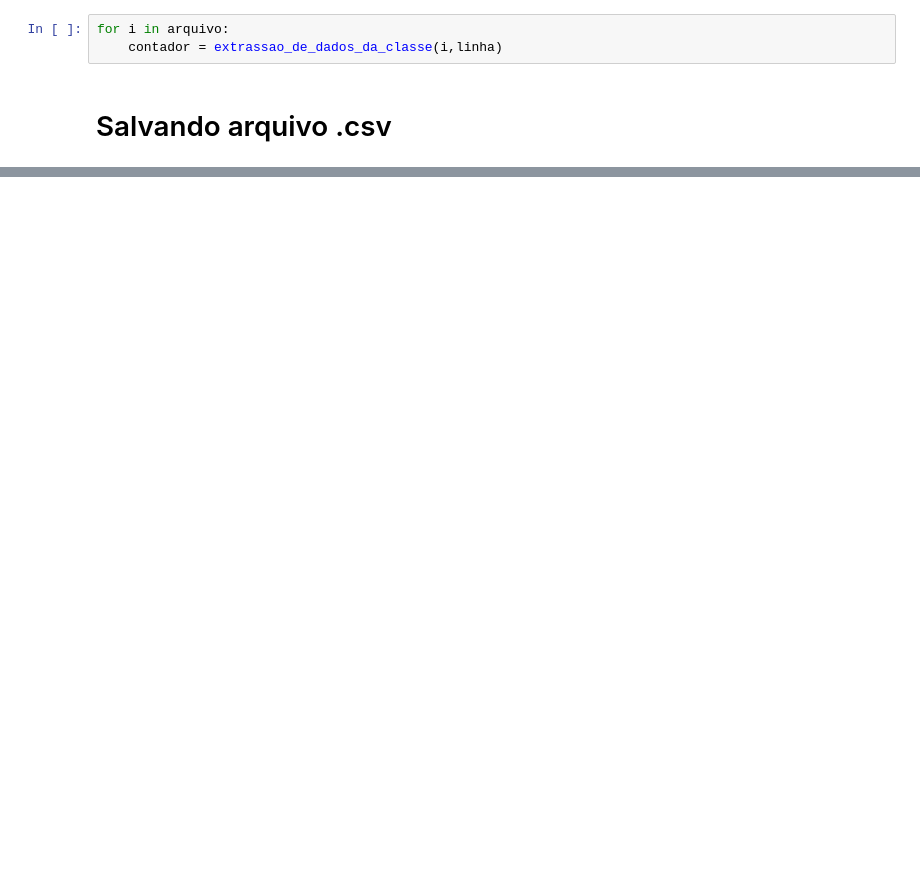
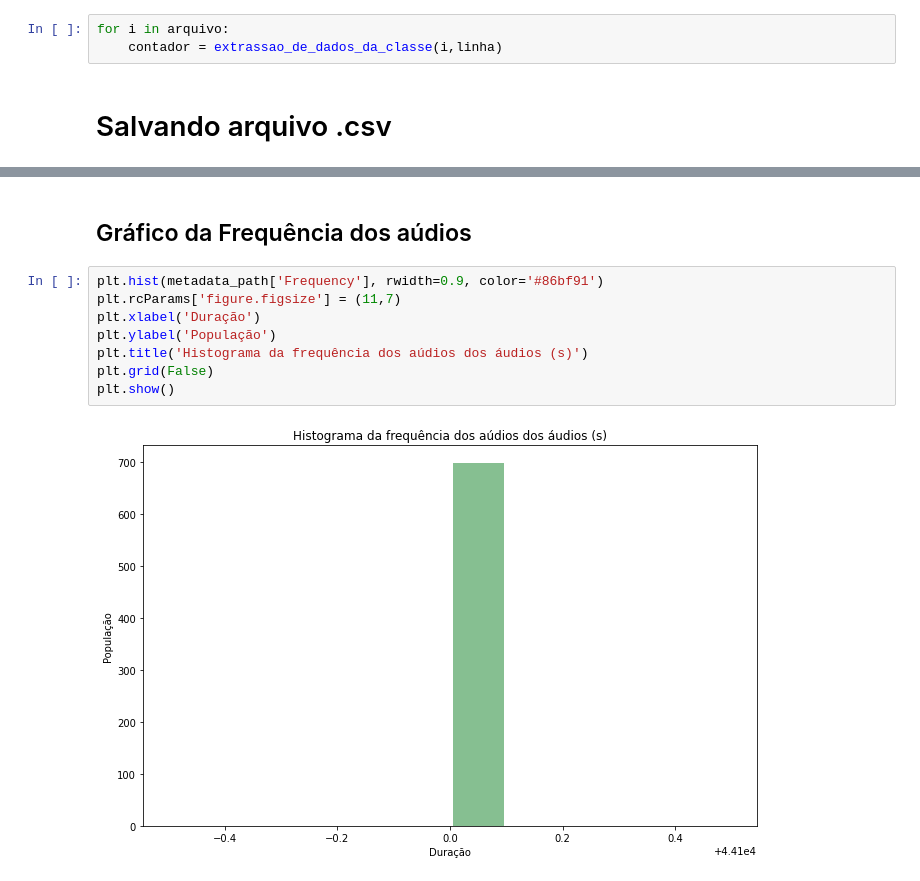
Before and after one commit to FranciscoMaik/Processamento_de_audio, a Jupyter notebook: classes_de_TEIA.ipynb, the cells around one changed output, grey strips where cells are left out. Cells and saved outputs as stored; diff of their text form; blank space fills up the shorter version.

```diff
--- a/classes_de_TEIA.ipynb
+++ b/classes_de_TEIA.ipynb
@@ -102,0 +99,12 @@ plt.show()
+# %% [markdown]
+## Gráfico da Frequência dos aúdios
+# %%
+plt.hist(metadata_path['Frequency'], rwidth=0.9, color='#86bf91')
+plt.rcParams['figure.figsize'] = (11,7)
+plt.xlabel('Duração')
+plt.ylabel('População')
+plt.title('Histograma da frequência dos aúdios dos áudios (s)')
+plt.grid(False)
+plt.show()
+# %% [output]
+[figure, added]
```
Also changed, not shown: parts of 19 cells of this notebook, 10 other files.
